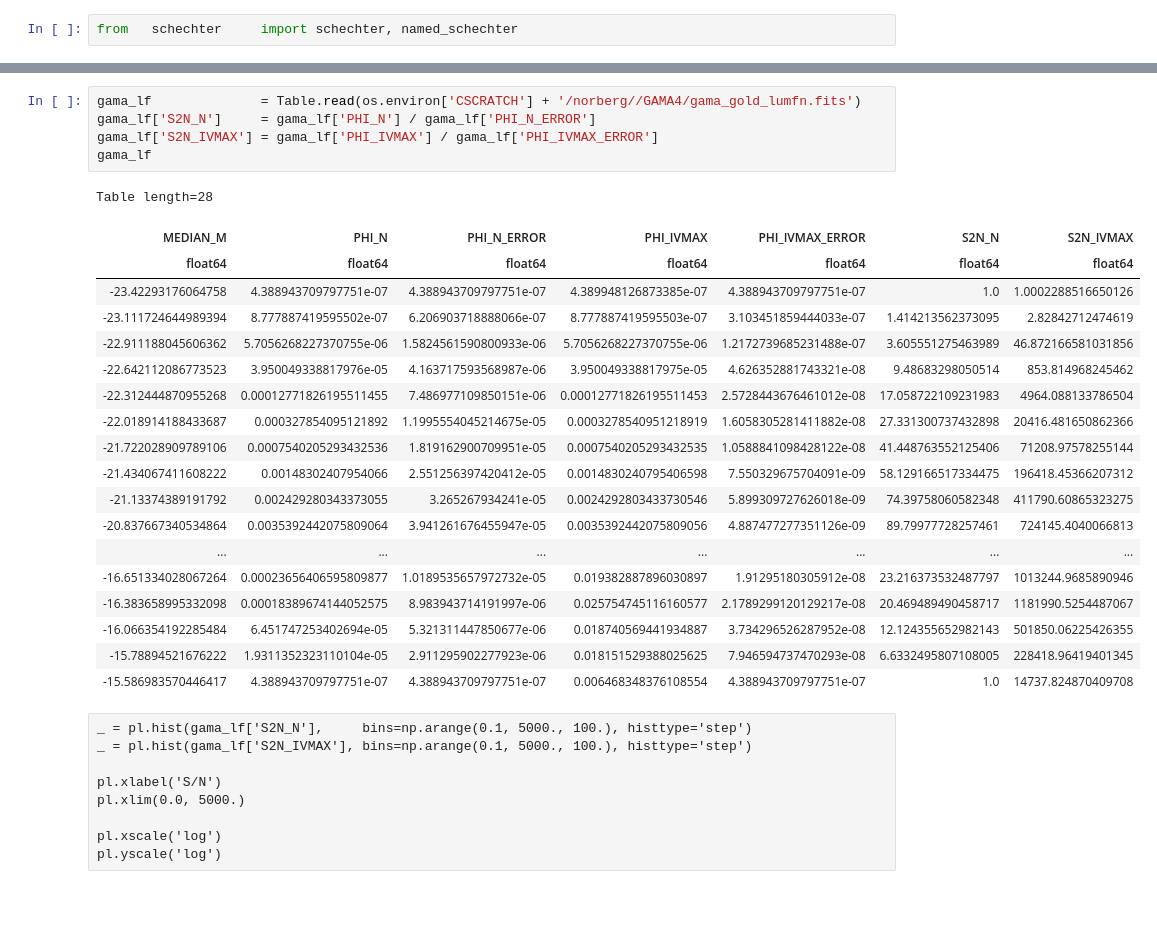
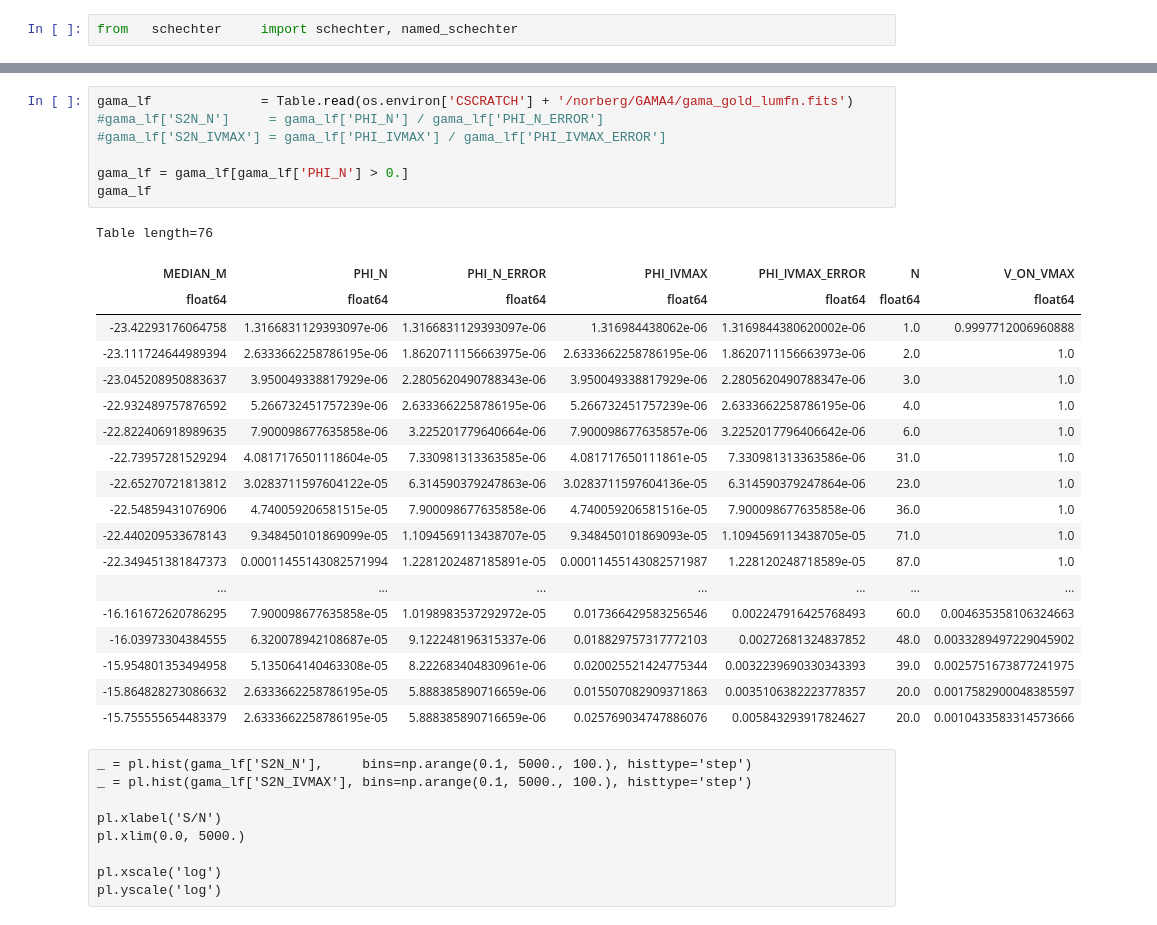
Before and after one commit to SgmAstro/DESI, a Jupyter notebook: docs/nb/schechter_fit.ipynb, the cells around one changed output, grey strips where cells are left out. Drawn from its saved outputs; the diff is of its cells as text.

```diff
--- a/docs/nb/schechter_fit.ipynb
+++ b/docs/nb/schechter_fit.ipynb
@@ -37,30 +38,32 @@ Table length=113607
 | 0.14548 | 0.03903000056743622 | 0.26298999786376953 | -20.13975442337041 | 7594841.842906503 | 1362469.0970989985 |
 | 0.15256 | 0.03903000056743622 | 0.26298999786376953 | -20.538136930442434 | 7594841.842906503 | 1568574.7171422336 |
 # %%
-gama_lf              = Table.read(os.environ['CSCRATCH'] + '/norberg//GAMA4/gama_gold_lumfn.fits')
-gama_lf['S2N_N']     = gama_lf['PHI_N'] / gama_lf['PHI_N_ERROR']
-gama_lf['S2N_IVMAX'] = gama_lf['PHI_IVMAX'] / gama_lf['PHI_IVMAX_ERROR']
+gama_lf              = Table.read(os.environ['CSCRATCH'] + '/norberg/GAMA4/gama_gold_lumfn.fits')
+#gama_lf['S2N_N']     = gama_lf['PHI_N'] / gama_lf['PHI_N_ERROR']
+#gama_lf['S2N_IVMAX'] = gama_lf['PHI_IVMAX'] / gama_lf['PHI_IVMAX_ERROR']
+
+gama_lf = gama_lf[gama_lf['PHI_N'] > 0.]
 gama_lf
 # %% [output]
-Table length=28
+Table length=76
-| MEDIAN_M | PHI_N | PHI_N_ERROR | PHI_IVMAX | PHI_IVMAX_ERROR | S2N_N | S2N_IVMAX |
+| MEDIAN_M | PHI_N | PHI_N_ERROR | PHI_IVMAX | PHI_IVMAX_ERROR | N | V_ON_VMAX |
 | float64 | float64 | float64 | float64 | float64 | float64 | float64 |
-| -23.42293176064758 | 4.388943709797751e-07 | 4.388943709797751e-07 | 4.389948126873385e-07 | 4.388943709797751e-07 | 1.0 | 1.0002288516650126 |
-| -23.111724644989394 | 8.777887419595502e-07 | 6.206903718888066e-07 | 8.777887419595503e-07 | 3.103451859444033e-07 | 1.414213562373095 | 2.82842712474619 |
-| -22.911188045606362 | 5.7056268227370755e-06 | 1.5824561590800933e-06 | 5.7056268227370755e-06 | 1.2172739685231488e-07 | 3.605551275463989 | 46.872166581031856 |
-| -22.642112086773523 | 3.950049338817976e-05 | 4.163717593568987e-06 | 3.950049338817975e-05 | 4.626352881743321e-08 | 9.48683298050514 | 853.814968245462 |
-| -22.312444870955268 | 0.00012771826195511455 | 7.486977109850151e-06 | 0.00012771826195511453 | 2.5728443676461012e-08 | 17.058722109231983 | 4964.088133786504 |
-| -22.018914188433687 | 0.000327854095121892 | 1.1995554045214675e-05 | 0.0003278540951218919 | 1.6058305281411882e-08 | 27.331300737432898 | 20416.481650862366 |
-| -21.722028909789106 | 0.0007540205293432536 | 1.819162900709951e-05 | 0.0007540205293432535 | 1.0588841098428122e-08 | 41.448763552125406 | 71208.97578255144 |
-| -21.434067411608222 | 0.00148302407954066 | 2.551256397420412e-05 | 0.0014830240795406598 | 7.550329675704091e-09 | 58.129166517334475 | 196418.45366207312 |
-| -21.13374389191792 | 0.002429280343373055 | 3.265267934241e-05 | 0.0024292803433730546 | 5.899309727626018e-09 | 74.39758060582348 | 411790.60865323275 |
-| -20.837667340534864 | 0.0035392442075809064 | 3.941261676455947e-05 | 0.0035392442075809056 | 4.887477277351126e-09 | 89.79977728257461 | 724145.4040066813 |
+| -23.42293176064758 | 1.3166831129393097e-06 | 1.3166831129393097e-06 | 1.316984438062e-06 | 1.3169844380620002e-06 | 1.0 | 0.9997712006960888 |
+| -23.111724644989394 | 2.6333662258786195e-06 | 1.8620711156663975e-06 | 2.6333662258786195e-06 | 1.8620711156663973e-06 | 2.0 | 1.0 |
+| -23.045208950883637 | 3.950049338817929e-06 | 2.2805620490788343e-06 | 3.950049338817929e-06 | 2.2805620490788347e-06 | 3.0 | 1.0 |
+| -22.932489757876592 | 5.266732451757239e-06 | 2.6333662258786195e-06 | 5.266732451757239e-06 | 2.6333662258786195e-06 | 4.0 | 1.0 |
+| -22.822406918989635 | 7.900098677635858e-06 | 3.225201779640664e-06 | 7.900098677635857e-06 | 3.2252017796406642e-06 | 6.0 | 1.0 |
+| -22.73957281529294 | 4.0817176501118604e-05 | 7.330981313363585e-06 | 4.081717650111861e-05 | 7.330981313363586e-06 | 31.0 | 1.0 |
+| -22.65270721813812 | 3.0283711597604122e-05 | 6.314590379247863e-06 | 3.0283711597604136e-05 | 6.314590379247864e-06 | 23.0 | 1.0 |
+| -22.54859431076906 | 4.740059206581515e-05 | 7.900098677635858e-06 | 4.740059206581516e-05 | 7.900098677635858e-06 | 36.0 | 1.0 |
+| -22.440209533678143 | 9.348450101869099e-05 | 1.1094569113438707e-05 | 9.348450101869093e-05 | 1.1094569113438705e-05 | 71.0 | 1.0 |
+| -22.349451381847373 | 0.00011455143082571994 | 1.2281202487185891e-05 | 0.00011455143082571987 | 1.228120248718589e-05 | 87.0 | 1.0 |
 | ... | ... | ... | ... | ... | ... | ... |
-| -16.651334028067264 | 0.00023656406595809877 | 1.0189535657972732e-05 | 0.019382887896030897 | 1.91295180305912e-08 | 23.216373532487797 | 1013244.9685890946 |
-| -16.383658995332098 | 0.00018389674144052575 | 8.983943714191997e-06 | 0.025754745116160577 | 2.1789299120129217e-08 | 20.469489490458717 | 1181990.5254487067 |
-| -16.066354192285484 | 6.451747253402694e-05 | 5.321311447850677e-06 | 0.018740569441934887 | 3.734296526287952e-08 | 12.124355652982143 | 501850.06225426355 |
-| -15.78894521676222 | 1.9311352323110104e-05 | 2.911295902277923e-06 | 0.018151529388025625 | 7.946594737470293e-08 | 6.6332495807108005 | 228418.96419401345 |
-| -15.586983570446417 | 4.388943709797751e-07 | 4.388943709797751e-07 | 0.006468348376108554 | 4.388943709797751e-07 | 1.0 | 14737.824870409708 |
+| -16.161672620786295 | 7.900098677635858e-05 | 1.0198983537292972e-05 | 0.017366429583256546 | 0.002247916425768493 | 60.0 | 0.004635358106324663 |
+| -16.03973304384555 | 6.320078942108687e-05 | 9.122248196315337e-06 | 0.018829757317772103 | 0.00272681324837852 | 48.0 | 0.0033289497229045902 |
+| -15.954801353494958 | 5.135064140463308e-05 | 8.222683404830961e-06 | 0.020025521424775344 | 0.0032239690330343393 | 39.0 | 0.0025751673877241975 |
+| -15.864828273086632 | 2.6333662258786195e-05 | 5.888385890716659e-06 | 0.015507082909371863 | 0.0035106382223778357 | 20.0 | 0.0017582900048385597 |
+| -15.755555654483379 | 2.6333662258786195e-05 | 5.888385890716659e-06 | 0.025769034747886076 | 0.005843293917824627 | 20.0 | 0.0010433583314573666 |
 # %% [raw]
 _ = pl.hist(gama_lf['S2N_N'],     bins=np.arange(0.1, 5000., 100.), histtype='step')
 _ = pl.hist(gama_lf['S2N_IVMAX'], bins=np.arange(0.1, 5000., 100.), histtype='step')
```
Also changed, not shown: parts of 8 cells of this notebook.
